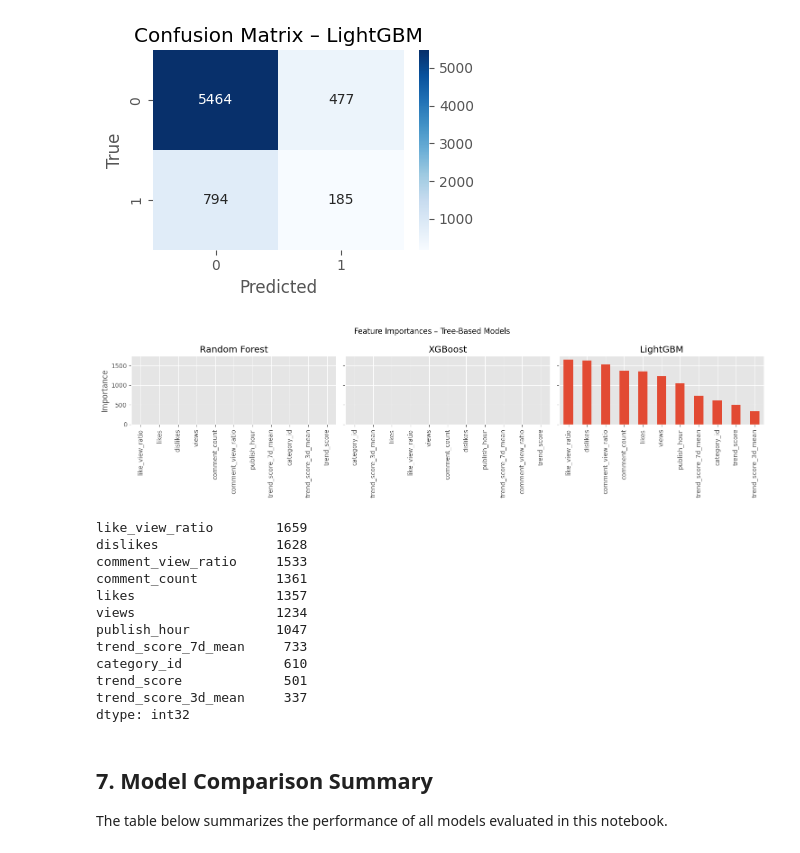
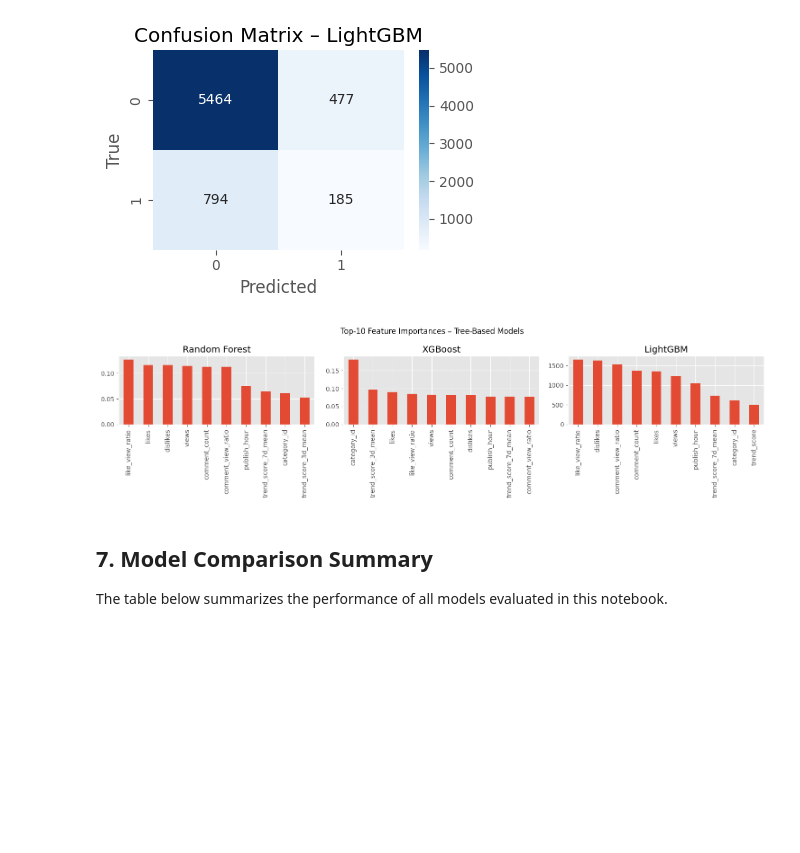
Before and after one commit to kaantanidir/DSA210-Project, a Jupyter notebook: notebooks/03_modeling.ipynb, the cells around one changed output. Cells and saved outputs as stored; diff of their text form; code cells hidden in the pictures; blank space fills up the shorter version.

```diff
--- a/notebooks/03_modeling.ipynb
+++ b/notebooks/03_modeling.ipynb
@@ -616,41 +616,40 @@ for name, model in tree_models:
 [figure]
 [figure]
 # %%
-# Feature importances for tree-based models
+# IMPORTANT: feature_cols must match the training matrix used for fitting
+feature_cols = X_train.columns
+
 tree_models = [
     ("Random Forest", rf),
     ("XGBoost", xgb),
     ("LightGBM", lgbm),
 ]
 
-fig, axes = plt.subplots(1, len(tree_models), figsize=(5 * len(tree_models), 4), sharey=True)
+fig, axes = plt.subplots(1, len(tree_models), figsize=(5 * len(tree_models), 4), sharey=False)
 
 for ax, (name, model) in zip(axes, tree_models):
-    importances = pd.Series(model.feature_importances_, index=feature_cols).sort_values(ascending=False)
-    importances.plot(kind="bar", ax=ax)
+    if not hasattr(model, "feature_importances_"):
+        ax.set_title(f"{name} (no feature_importances_)")
+        ax.axis("off")
+        continue
+
+    fi = model.feature_importances_
+    imp = pd.Series(fi, index=feature_cols).sort_values(ascending=False).head(10)  # top-10
+
+    if imp.max() == 0:
+        ax.set_title(f"{name} (all zeros)")
+        ax.axis("off")
+        continue
+
+    imp.plot(kind="bar", ax=ax)
     ax.set_title(name)
-    ax.set_ylabel("Importance")
     ax.tick_params(axis="x", labelrotation=90)
 
-plt.suptitle("Feature Importances – Tree-Based Models")
+plt.suptitle("Top-10 Feature Importances – Tree-Based Models")
 plt.tight_layout()
 plt.show()
-
-importances
 # %% [output]
-[figure, old version]
+[figure, new version]
-like_view_ratio        1659
-dislikes               1628
-comment_view_ratio     1533
-comment_count          1361
-likes                  1357
-views                  1234
-publish_hour           1047
-trend_score_7d_mean     733
-category_id             610
-trend_score             501
-trend_score_3d_mean     337
-dtype: int32
 # %% [markdown]
 ## 7. Model Comparison Summary
 
```
Also changed, not shown: parts of 2 cells of this notebook.
